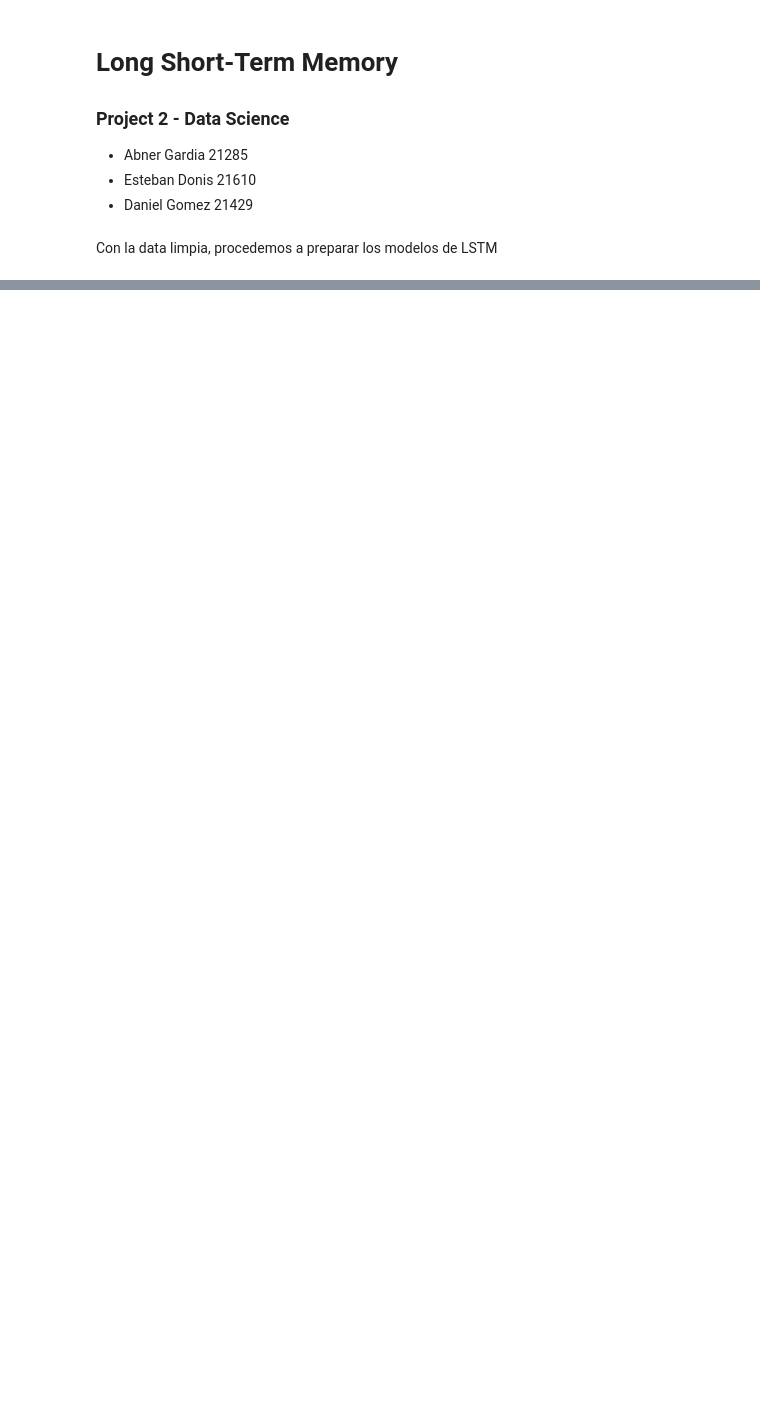
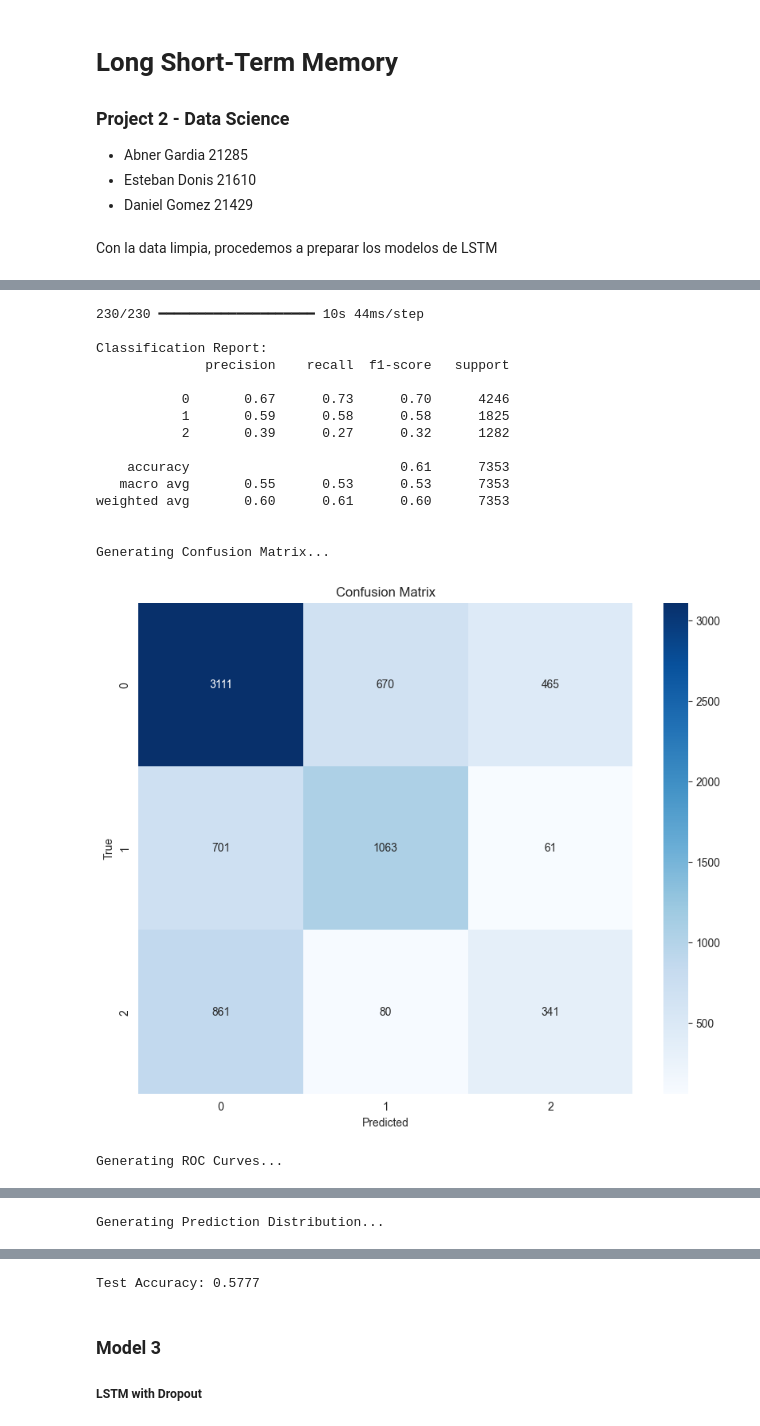
Before and after one commit to JDgomez2002/proj2-data-science, a Jupyter notebook: lstm.ipynb, the cells around one changed output, grey strips where cells are left out. Saved outputs shown, nothing was run; the diff lists cells and outputs as text; code cells hidden in the pictures; blank space fills up the shorter version.

```diff
--- a/lstm.ipynb
+++ b/lstm.ipynb
@@ -94,0 +208,20 @@ Epoch 5/5
+# %%
+get_model_stats(model2)
+# %% [output]
+230/230 ━━━━━━━━━━━━━━━━━━━━ 10s 44ms/step
+
+Classification Report:
+              precision    recall  f1-score   support
+
+           0       0.67      0.73      0.70      4246
+           1       0.59      0.58      0.58      1825
+           2       0.39      0.27      0.32      1282
+
+    accuracy                           0.61      7353
+   macro avg       0.55      0.53      0.53      7353
+weighted avg       0.60      0.61      0.60      7353
+
+
+Generating Confusion Matrix...
+[figure, added]
+Generating ROC Curves...
@@ -94,0 +229 @@ Epoch 5/5
+Generating Prediction Distribution...
@@ -95,3 +231,7 @@ Epoch 5/5
+Test Accuracy: 0.5777
+# %% [markdown]
+### Model 3
+##### LSTM with Dropout
 # %%
 # LSTM Model 3: LSTM with Dropout
 model3 = tf.keras.Sequential([
```
Also changed, not shown: parts of 10 cells of this notebook.
